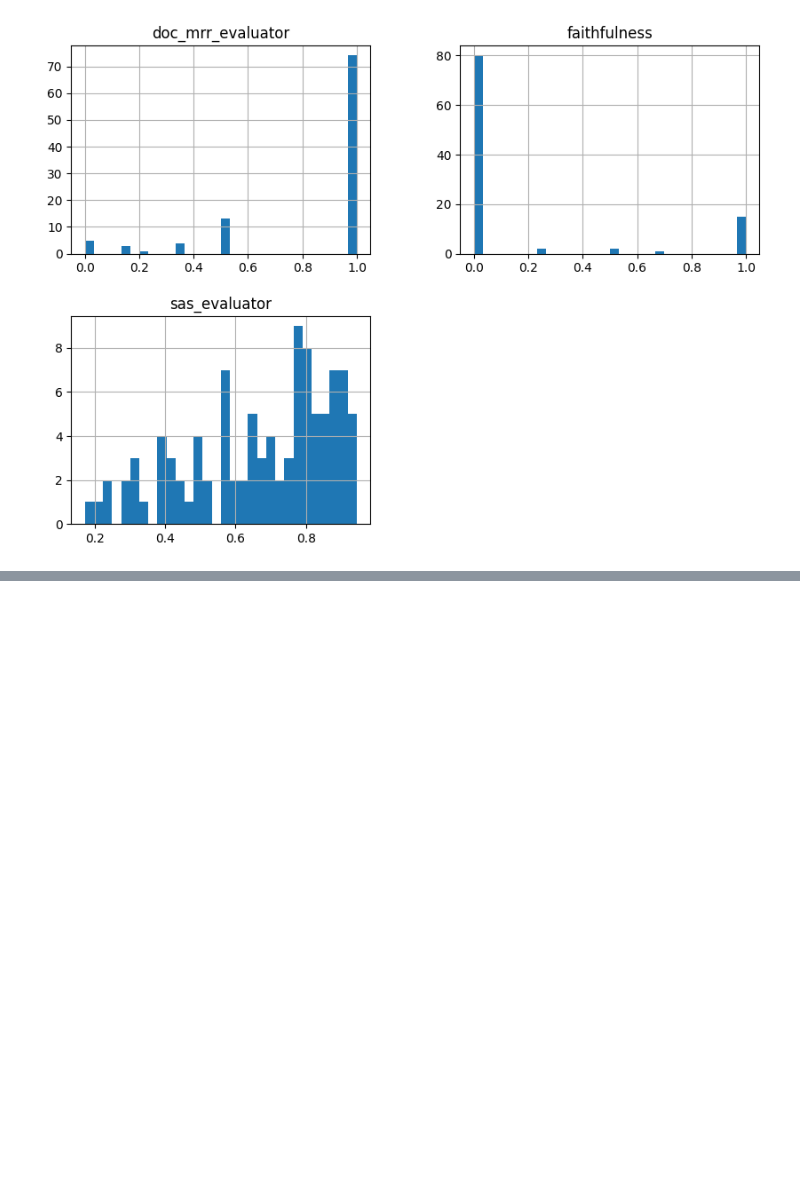
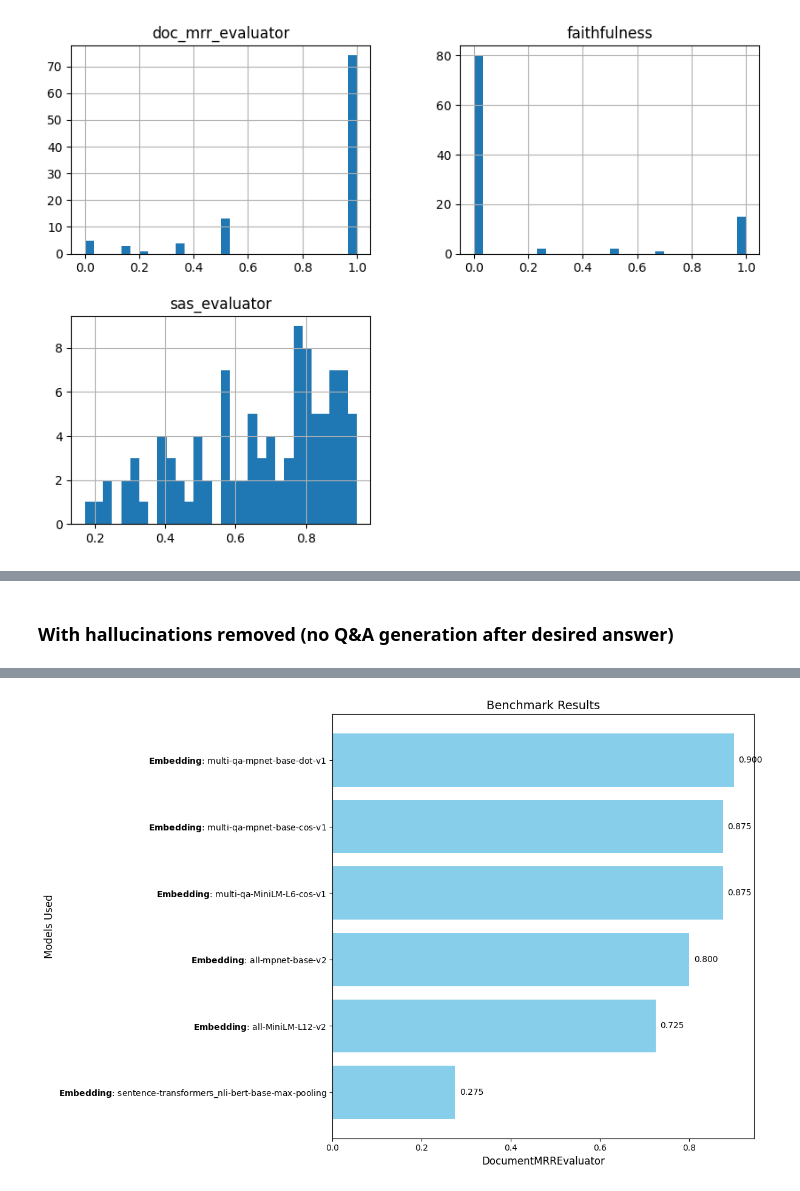
Before and after one commit to mategyerek/Capstone-RAG-project, a Jupyter notebook: Data Analysis Notebook.ipynb, the cells around one changed output, grey strips where cells are left out. Cells and saved outputs as stored; diff of their text form; code cells hidden in the pictures; blank space fills up the shorter version.

```diff
--- a/Data Analysis Notebook.ipynb
+++ b/Data Analysis Notebook.ipynb
@@ -111,6 +122,20 @@ import os
 import pandas as pd
 
 def highest_eval(folder_path, evaluators):
+    """This function reads all CSV files in a given folder, processes specified evaluator column(s),
+    and calculates the mean.
+
+    :param folder_path: str
+        The path to the folder containing the CSV files to be processed.
+    :param evaluators: str or list of str
+        The column name(s) representing the evaluators to be analyzed:
+        - If a string is provided, the function computes the mean of the column's values.
+        - If a list of strings is provided, the function computes the highest mean across the specified columns.
+
+    :return: dict
+        A dictionary where keys are file names (CSV files) and values are the computed evaluation metric
+        (mean for single evaluator or the highest mean for multiple evaluators)."""
+
     highest_values = {}
     for file_name in os.listdir(folder_path):
         if file_name.endswith('.csv'):
@@ -138,3 +163,7 @@ def highest_eval(folder_path, evaluators):
                 print(f"Error processing file {file_name}: {e}")
 
     return highest_values
+
+filepath = 'results_allmodels_withquestion'
+results = highest_eval(filepath, 'doc_mrr_evaluator')
+print(results)
@@ -140,0 +173,8 @@ def highest_eval(folder_path, evaluators):
+# %% [markdown]
+### With hallucinations removed (no Q&A generation after desired answer)
+# %%
+pattern = r'results_([a-zA-Z0-9\-\(\)_]+)_model_weights_([a-zA-Z0-9\.\-\_]+(?:-[a-zA-Z0-9]+)*)(?:-Q\d+.*)?(?:_gguf.*?\d+.*)?\.csv'
+filepath = 'results_allmodels_cutquestion'
+results = highest_eval(filepath, 'doc_mrr_evaluator')
+plot_benchmark_results(results, pattern, 'DocumentMRREvaluator')
+# %% [output]
@@ -140,0 +182 @@ def highest_eval(folder_path, evaluators):
+[figure, added]
```
Also changed, not shown: parts of 24 cells of this notebook, 8 other files.
